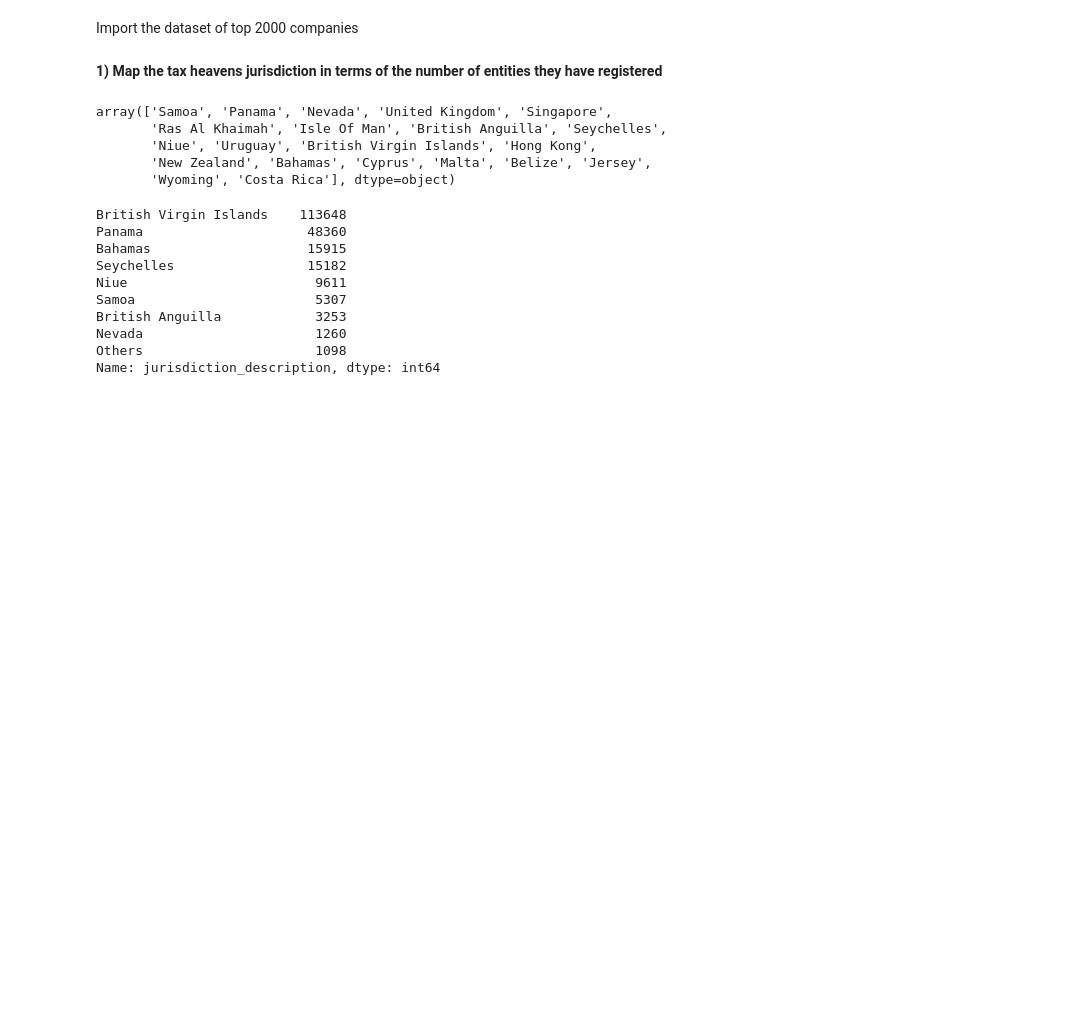
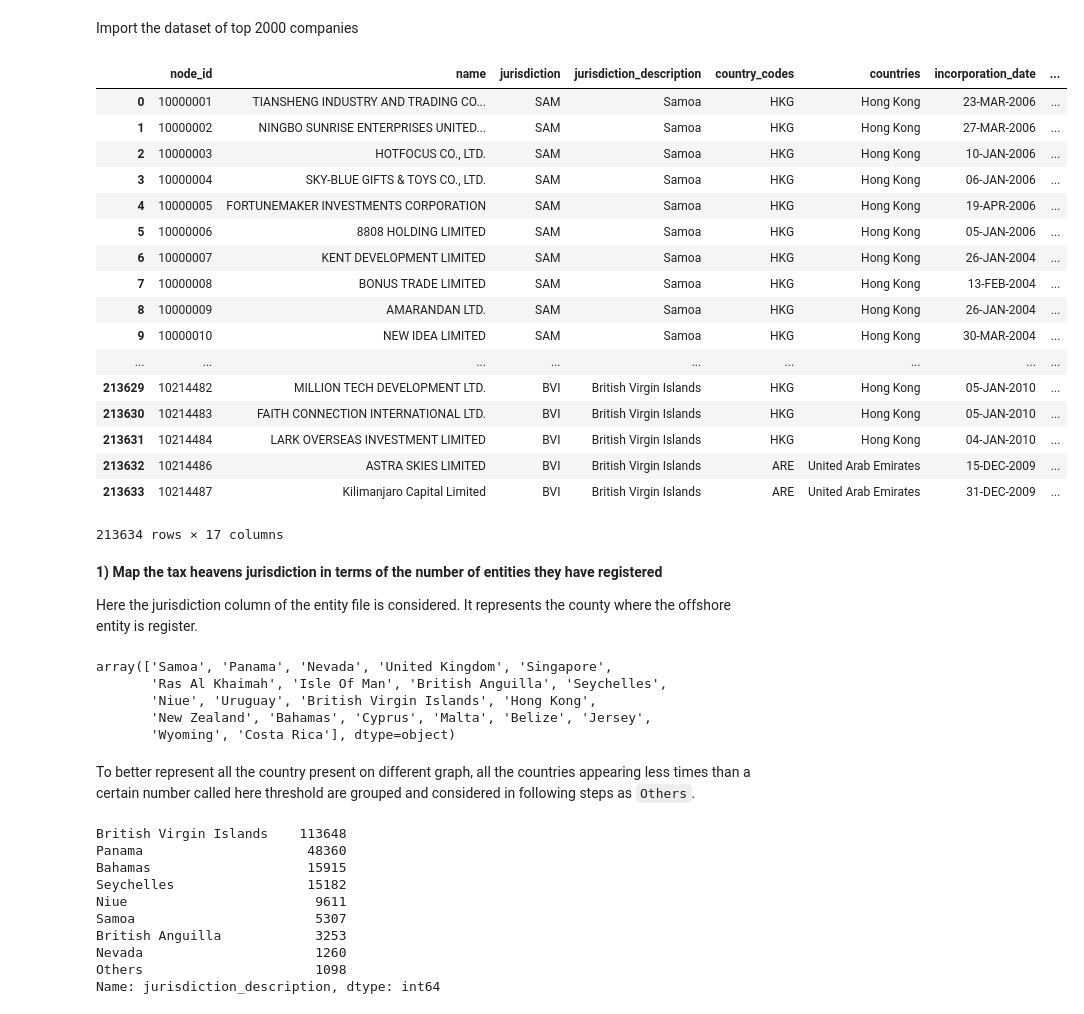
Before and after one commit to eddieshengyuwang/project_ada_akbar, a Jupyter notebook: Tullio.ipynb, the cells around one changed output. Drawn from its saved outputs; the diff is of its cells as text; code cells hidden in the pictures; blank space fills up the shorter version.

```diff
--- a/Tullio.ipynb
+++ b/Tullio.ipynb
@@ -33,8 +33,32 @@ df_officier_raw = pd.read_csv(path + panama_docs[4],low_memory=False)
 # %%
 df_GDP_tot_raw=pd.read_csv(path + GDP_docs[0],skiprows=4,low_memory=False)
 df_GDP_cap_raw=pd.read_csv(path + GDP_docs[1],skiprows=4,low_memory=False)
+# %%
+df_entity_raw
+# %% [output]
+|  | node_id | name | jurisdiction | jurisdiction_description | country_codes | countries | incorporation_date | ... |
+| 0 | 10000001 | TIANSHENG INDUSTRY AND TRADING CO... | SAM | Samoa | HKG | Hong Kong | 23-MAR-2006 | ... |
+| 1 | 10000002 | NINGBO SUNRISE ENTERPRISES UNITED... | SAM | Samoa | HKG | Hong Kong | 27-MAR-2006 | ... |
+| 2 | 10000003 | HOTFOCUS CO., LTD. | SAM | Samoa | HKG | Hong Kong | 10-JAN-2006 | ... |
+| 3 | 10000004 | SKY-BLUE GIFTS & TOYS CO., LTD. | SAM | Samoa | HKG | Hong Kong | 06-JAN-2006 | ... |
+| 4 | 10000005 | FORTUNEMAKER INVESTMENTS CORPORATION | SAM | Samoa | HKG | Hong Kong | 19-APR-2006 | ... |
+| 5 | 10000006 | 8808 HOLDING LIMITED | SAM | Samoa | HKG | Hong Kong | 05-JAN-2006 | ... |
+| 6 | 10000007 | KENT DEVELOPMENT LIMITED | SAM | Samoa | HKG | Hong Kong | 26-JAN-2004 | ... |
+| 7 | 10000008 | BONUS TRADE LIMITED | SAM | Samoa | HKG | Hong Kong | 13-FEB-2004 | ... |
+| 8 | 10000009 | AMARANDAN LTD. | SAM | Samoa | HKG | Hong Kong | 26-JAN-2004 | ... |
+| 9 | 10000010 | NEW IDEA LIMITED | SAM | Samoa | HKG | Hong Kong | 30-MAR-2004 | ... |
+| ... | ... | ... | ... | ... | ... | ... | ... | ... |
+| 213629 | 10214482 | MILLION TECH DEVELOPMENT LTD. | BVI | British Virgin Islands | HKG | Hong Kong | 05-JAN-2010 | ... |
+| 213630 | 10214483 | FAITH CONNECTION INTERNATIONAL LTD. | BVI | British Virgin Islands | HKG | Hong Kong | 05-JAN-2010 | ... |
+| 213631 | 10214484 | LARK OVERSEAS INVESTMENT LIMITED | BVI | British Virgin Islands | HKG | Hong Kong | 04-JAN-2010 | ... |
+| 213632 | 10214486 | ASTRA SKIES LIMITED | BVI | British Virgin Islands | ARE | United Arab Emirates | 15-DEC-2009 | ... |
+| 213633 | 10214487 | Kilimanjaro Capital Limited | BVI | British Virgin Islands | ARE | United Arab Emirates | 31-DEC-2009 | ... |
+213634 rows × 17 columns
 # %% [markdown]
 **1) Map the tax heavens jurisdiction in terms of the number of entities they have registered**
+
+
+Here the jurisdiction column of the entity file is considered. It represents the county where the offshore entity is register.
 # %%
 df_entity_raw['jurisdiction_description'].unique()
 # %% [output]
@@ -43,6 +67,8 @@ array(['Samoa', 'Panama', 'Nevada', 'United Kingdom', 'Singapore',
        'Niue', 'Uruguay', 'British Virgin Islands', 'Hong Kong',
        'New Zealand', 'Bahamas', 'Cyprus', 'Malta', 'Belize', 'Jersey',
        'Wyoming', 'Costa Rica'], dtype=object)
+# %% [markdown]
+To better represent all the country present on different graph, all the countries appearing less times than a certain number called here threshold are grouped and considered in following steps as `Others`.
 # %%
 threshold1=1000
 df_entity_S1=df_entity_raw.copy()
```
Also changed, not shown: parts of 11 cells of this notebook.
